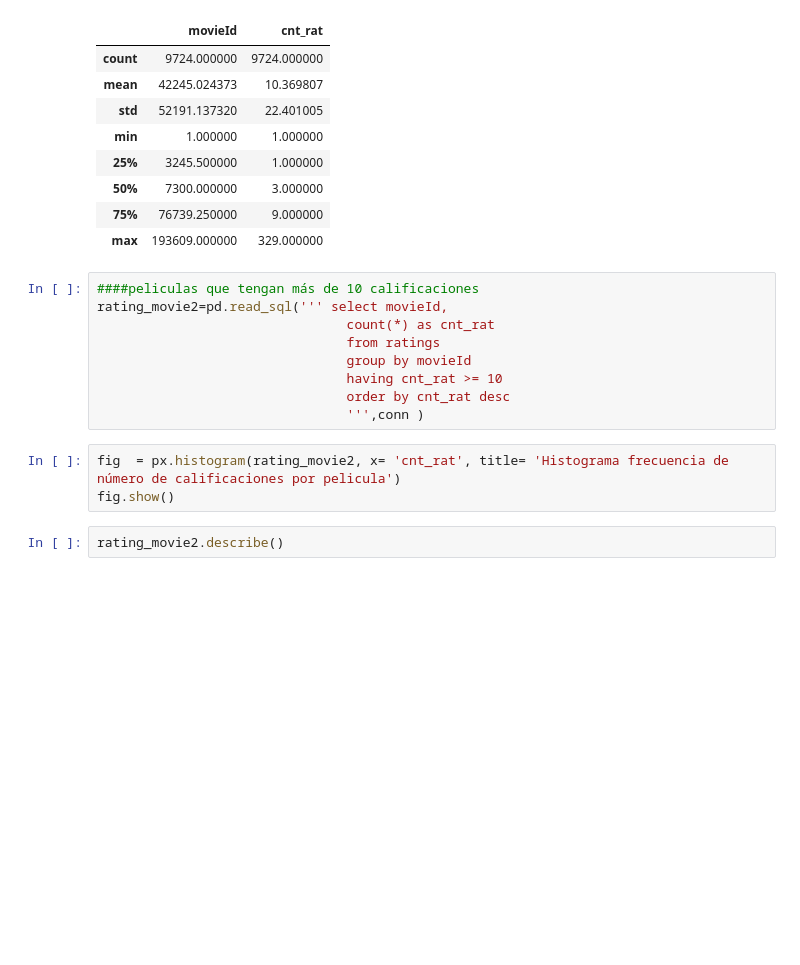
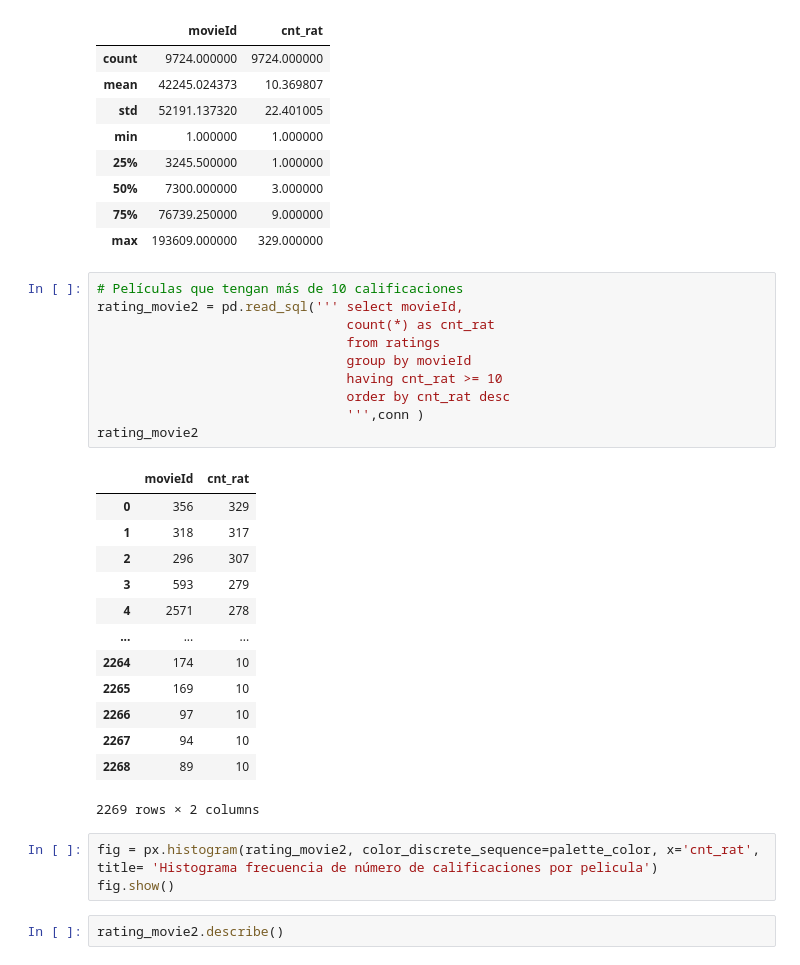
Before and after one commit to LauBetancourt31/Anal-tica-en-Marketing, a Jupyter notebook: Exploración.ipynb, the cells around one changed output. Saved outputs shown, nothing was run; the diff lists cells and outputs as text; blank space fills up the shorter version.

```diff
--- a/Exploración.ipynb
+++ b/Exploración.ipynb
@@ -235,16 +250,31 @@ rating_movie.describe()
 | 75% | 76739.250000 | 9.000000 |
 | max | 193609.000000 | 329.000000 |
 # %%
-####peliculas que tengan más de 10 calificaciones
-rating_movie2=pd.read_sql(''' select movieId,
+# Películas que tengan más de 10 calificaciones
+rating_movie2 = pd.read_sql(''' select movieId,
                                 count(*) as cnt_rat
                                 from ratings
                                 group by movieId
                                 having cnt_rat >= 10
                                 order by cnt_rat desc
                                 ''',conn )
+rating_movie2
+# %% [output]
+|  | movieId | cnt_rat |
+| 0 | 356 | 329 |
+| 1 | 318 | 317 |
+| 2 | 296 | 307 |
+| 3 | 593 | 279 |
+| 4 | 2571 | 278 |
+| ... | ... | ... |
+| 2264 | 174 | 10 |
+| 2265 | 169 | 10 |
+| 2266 | 97 | 10 |
+| 2267 | 94 | 10 |
+| 2268 | 89 | 10 |
+2269 rows × 2 columns
 # %%
-fig  = px.histogram(rating_movie2, x= 'cnt_rat', title= 'Histograma frecuencia de número de calificaciones por pelicula')
+fig = px.histogram(rating_movie2, color_discrete_sequence=palette_color, x='cnt_rat', title= 'Histograma frecuencia de número de calificaciones por pelicula')
 fig.show()
 # %%
 rating_movie2.describe()
```
Also changed, not shown: parts of 29 cells of this notebook, 4 other files.
